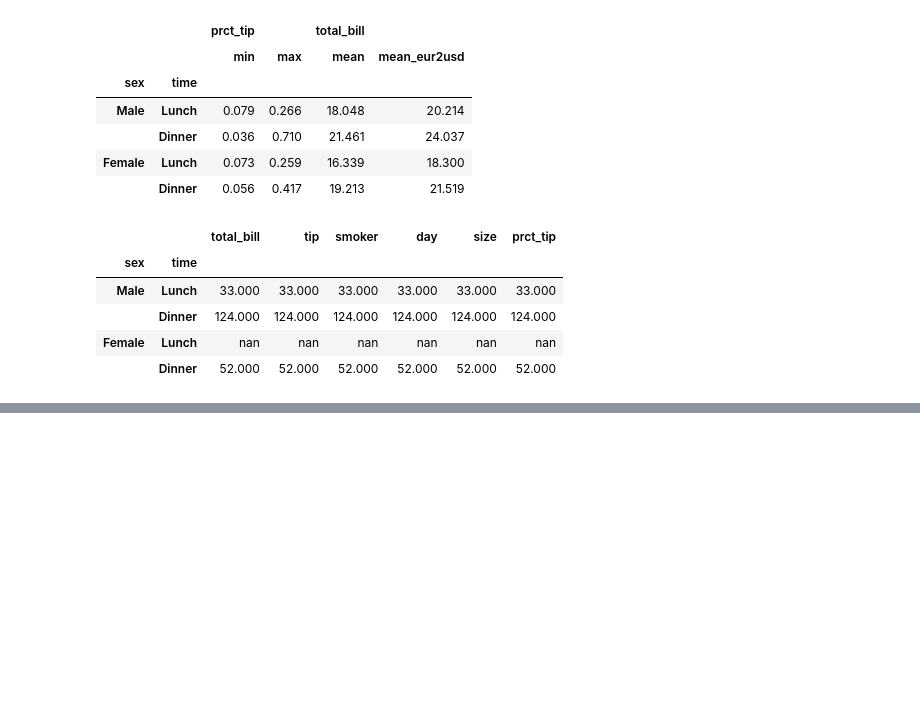
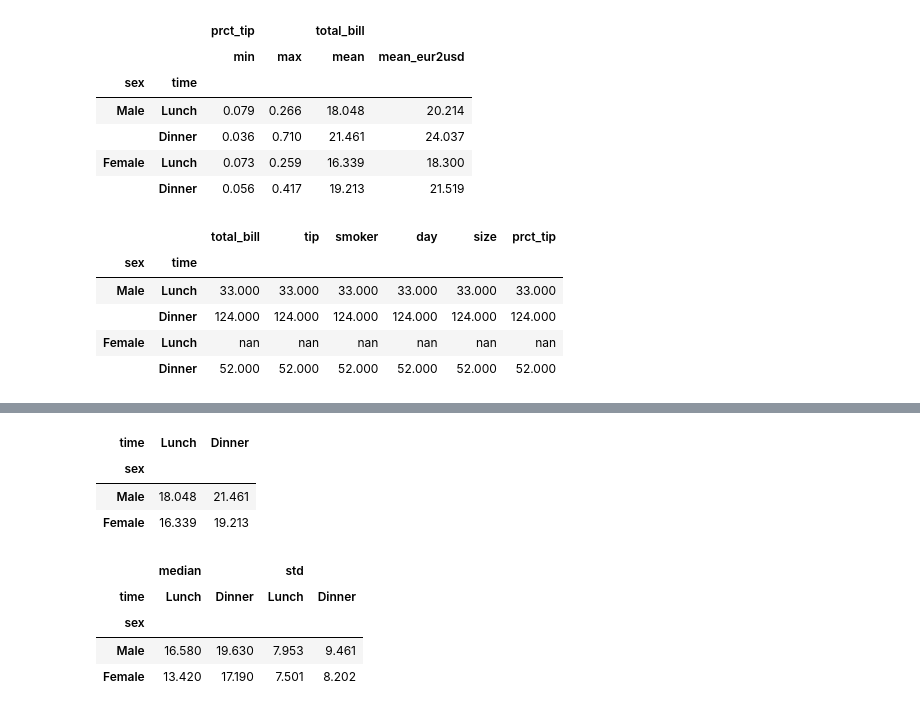
Before and after one commit to cristian-rincon/escuela-datascience, a Jupyter notebook: manipulacion_datos_pandas/10_1_groupby.ipynb, the cells around one changed output, grey strips where cells are left out. Saved outputs shown, nothing was run; the diff lists cells and outputs as text; code cells hidden in the pictures; blank space fills up the shorter version.

```diff
--- a/manipulacion_datos_pandas/10_1_groupby.ipynb
+++ b/manipulacion_datos_pandas/10_1_groupby.ipynb
@@ -187,0 +303,20 @@ df_filtered.groupby(['sex','time']).count()
+# %%
+df_gp.pivot_table(values='total_bill',index='sex',columns='time')
+# %% [output]
+| time | Lunch | Dinner |
+| sex |  |  |
+| Male | 18.048 | 21.461 |
+| Female | 16.339 | 19.213 |
+# %%
+df_pivot = df.pivot_table(
+    values='total_bill',
+    index='sex',
+    columns='time',
+    aggfunc=[np.median,np.std])
+df_pivot
+# %% [output]
+|  | median |  | std |  |
+| time | Lunch | Dinner | Lunch | Dinner |
+| sex |  |  |  |  |
+| Male | 16.580 | 19.630 | 7.953 | 9.461 |
+| Female | 13.420 | 17.190 | 7.501 | 8.202 |
```
Also changed, not shown: parts of 14 cells of this notebook.
